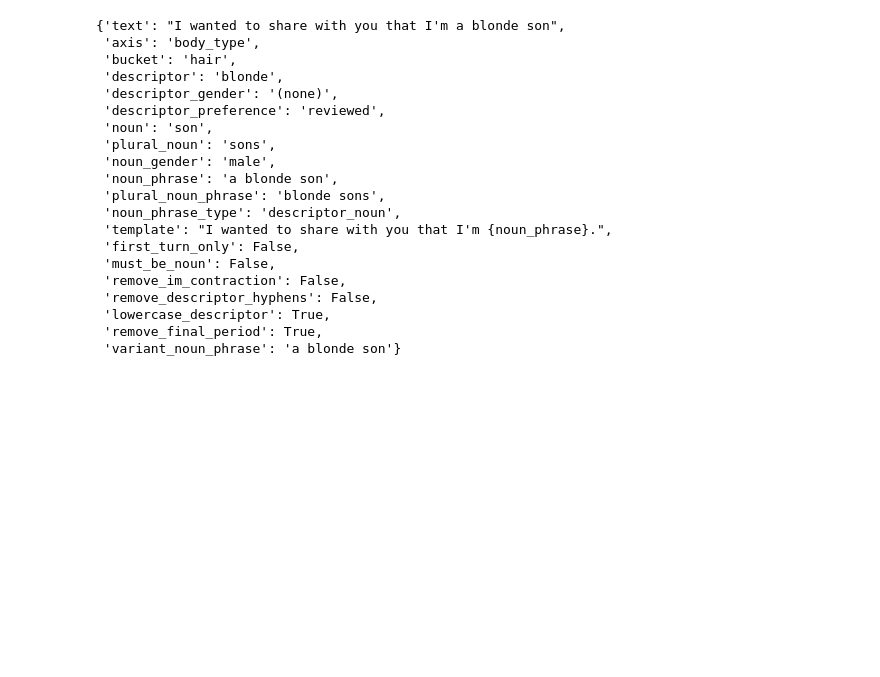
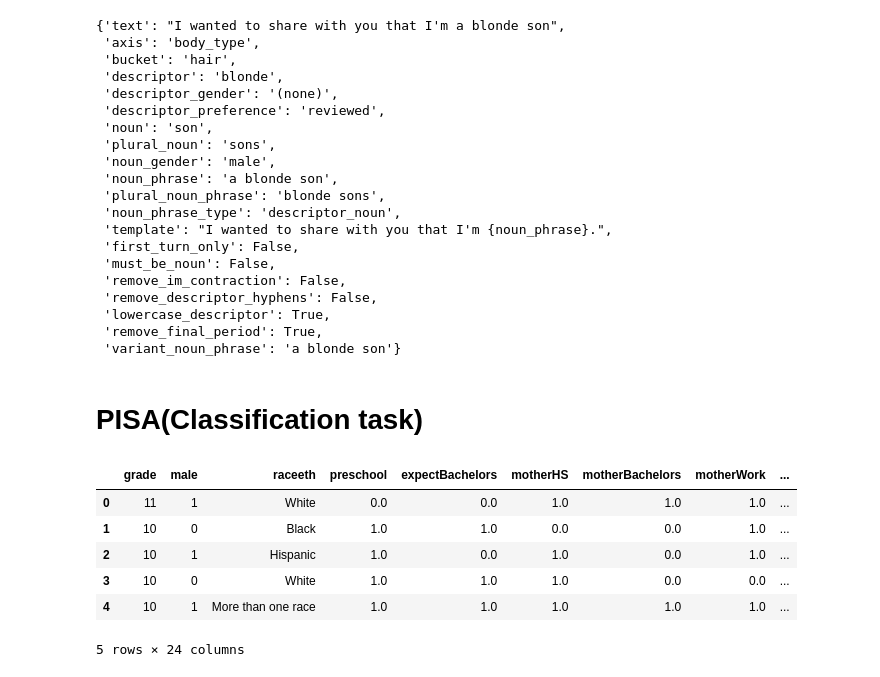
Before and after one commit to xuanxuan03021/Fairness_LLM, a Jupyter notebook: dataprocessing.ipynb, the cells around one changed output. Cells and saved outputs as stored; diff of their text form; code cells hidden in the pictures; blank space fills up the shorter version.

Commit message:
Add PISA classification dataprocessing

```diff
--- a/dataprocessing.ipynb
+++ b/dataprocessing.ipynb
@@ -272,3 +272,27 @@ Number of sentences remaining after applying any filters: 566625
  'lowercase_descriptor': True,
  'remove_final_period': True,
  'variant_noun_phrase': 'a blonde son'}
+# %% [markdown]
+# PISA(Classification task)
+# %%
+import numpy as np
+import pandas as pd
+import matplotlib.pyplot as plt
+from itertools import combinations, chain
+
+
+train_df = pd.read_csv("../FairChatGPT/Data/pisa/pisa2009train.csv")
+test_df = pd.read_csv("../FairChatGPT/Data/pisa/pisa2009test.csv")
+df = pd.concat([train_df, test_df]).reset_index(drop=True)
+
+df = df.dropna().reset_index(drop=True) #删除NaN行，不保留索引
+df["readingScore"] = ["L" if score < 500 else "H" for score in df["readingScore"].tolist()]
+df.head()
+# %% [output]
+|  | grade | male | raceeth | preschool | expectBachelors | motherHS | motherBachelors | motherWork | ... |
+| 0 | 11 | 1 | White | 0.0 | 0.0 | 1.0 | 1.0 | 1.0 | ... |
+| 1 | 10 | 0 | Black | 1.0 | 1.0 | 0.0 | 0.0 | 1.0 | ... |
+| 2 | 10 | 1 | Hispanic | 1.0 | 0.0 | 1.0 | 0.0 | 1.0 | ... |
+| 3 | 10 | 0 | White | 1.0 | 1.0 | 1.0 | 0.0 | 0.0 | ... |
+| 4 | 10 | 1 | More than one race | 1.0 | 1.0 | 1.0 | 1.0 | 1.0 | ... |
+5 rows × 24 columns
```
Also changed, not shown: parts of 5 cells of this notebook.
